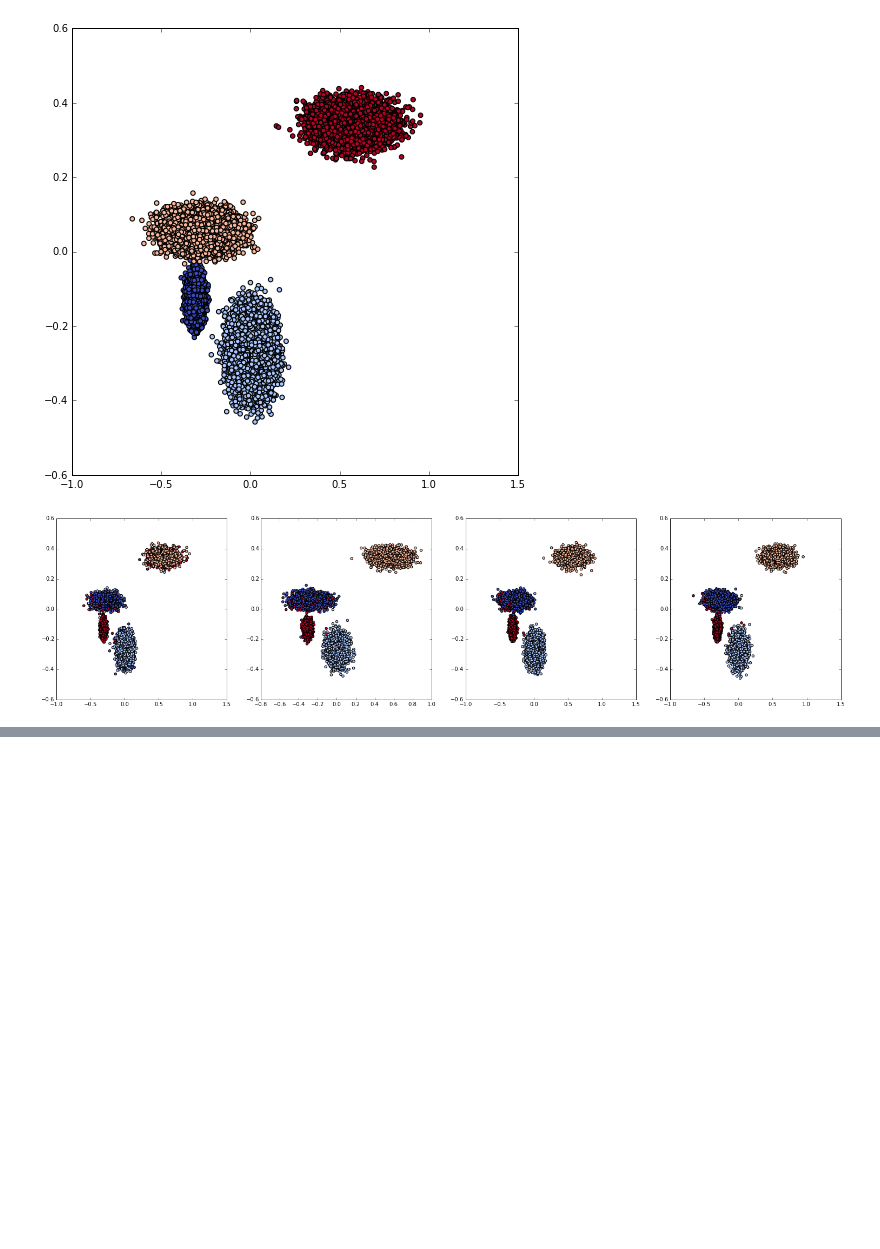
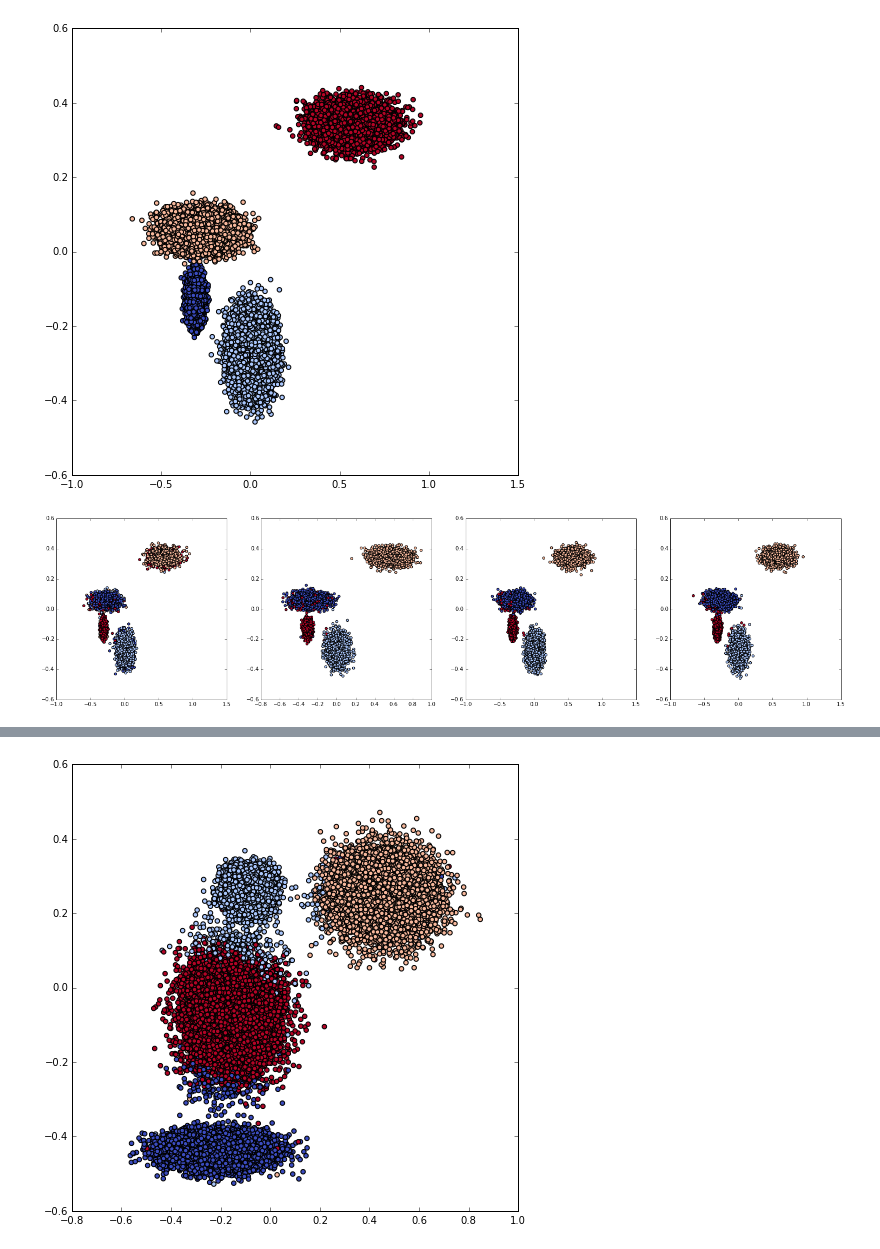
Before and after one commit to gyfora/stream-clustering, a Jupyter notebook: python/ClusterGen.ipynb, the cells around one changed output, grey strips where cells are left out. Drawn from its saved outputs; the diff is of its cells as text; code cells hidden in the pictures; blank space fills up the shorter version.

```diff
--- a/python/ClusterGen.ipynb
+++ b/python/ClusterGen.ipynb
@@ -149,0 +180,5 @@ plot_progression(result,4)
+# %%
+result1npnb = pd.read_csv("data1_nonParallelNB.csv",index_col = 0, header = None, names = ["x","y","cluster"])
+result1nptb = pd.read_csv("data1_nonParallelTB.csv",index_col = 0, header = None, names = ["x","y","cluster"])
+result1ptb = pd.read_csv("data1_parallelTB.csv",index_col = 0, header = None, names = ["x","y","cluster"])
+result1ptbd = pd.read_csv("data1_parallelTB_D.csv",index_col = 0, header = None, names = ["x","y","cluster"])
@@ -149,0 +214,8 @@ plot_progression(result,4)
+# %%
+res = result1ptbd.groupby("cluster").mean()
+res
+#res2 = data1.groupby("cluster").mean()
+clusterMap = {0:1,1:2,2:4,3:3}
+result1ptbd.cluster = result1ptbd.cluster.map(lambda x: clusterMap[x])
+joined = data1.join(result1ptbd,rsuffix="_2")
+mean(joined.cluster == joined.cluster_2)
@@ -150,2 +238,9 @@ plot_progression(result,4)
+# %%
+# plot_data(result1npnb, fig_path = "res21.png")
+# plot_data(result1nptb, fig_path = "res22.png")
+# plot_data(result1ptb, fig_path = "res23.png")
+plot_data(result1ptbd, fig_path = "res24.png")
+# %% [output]
+[figure, added]
 # %%
 # %% [output]
```
Also changed, not shown: parts of 22 cells of this notebook, 1 other file.
